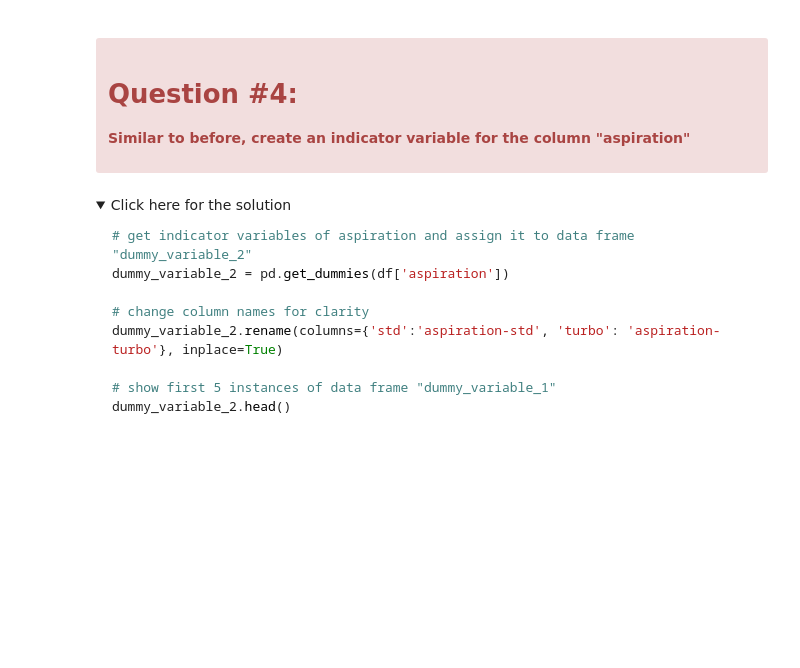
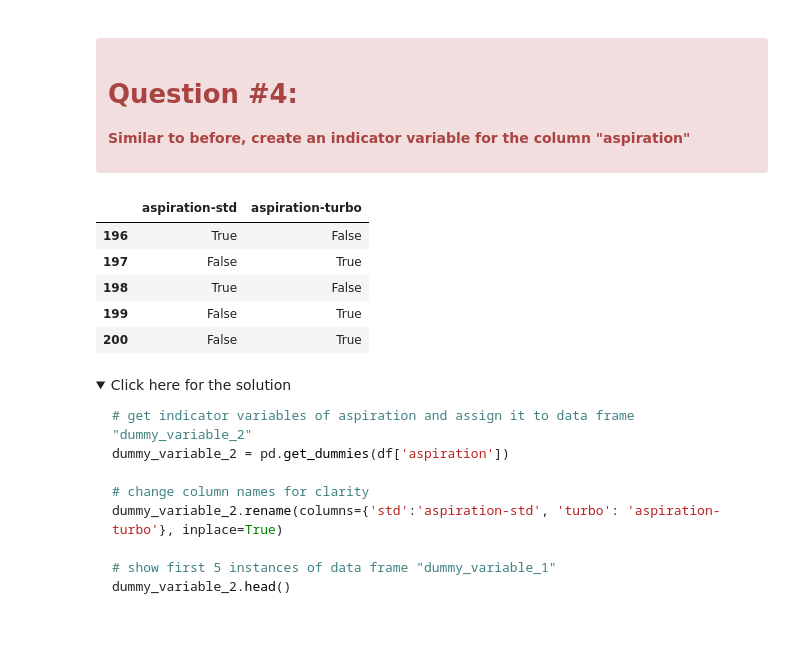
Before and after one commit to phuongbui95/ibm_da_python, a Jupyter notebook: lab_notes/PBversion-DA0101EN-2-Review-Data-Wrangling.ipynb, the cells around one changed output. Cells and saved outputs as stored; diff of their text form; code cells hidden in the pictures; folded sections open; blank space fills up the shorter version.

```diff
--- a/lab_notes/PBversion-DA0101EN-2-Review-Data-Wrangling.ipynb
+++ b/lab_notes/PBversion-DA0101EN-2-Review-Data-Wrangling.ipynb
@@ -698,6 +760,21 @@ The last two columns are now the indicator variable representation of the fuel-t
 </div>
 # %%
 # Write your code below and press Shift+Enter to execute
+dummy_variable_2 = pd.get_dummies(df["aspiration"])
+# dummy_variable_2.head()
+
+# rename columns
+dummy_variable_2.rename(columns={'std':'aspiration-std', 'turbo':'aspiration-turbo'}, inplace=True)
+# %%
+# dummy_variable_2.head()
+dummy_variable_2.tail()
+# %% [output]
+|  | aspiration-std | aspiration-turbo |
+| 196 | True | False |
+| 197 | False | True |
+| 198 | True | False |
+| 199 | False | True |
+| 200 | False | True |
 # %% [markdown]
 <details><summary>Click here for the solution</summary>
 
```
Also changed, not shown: parts of 12 cells of this notebook.
